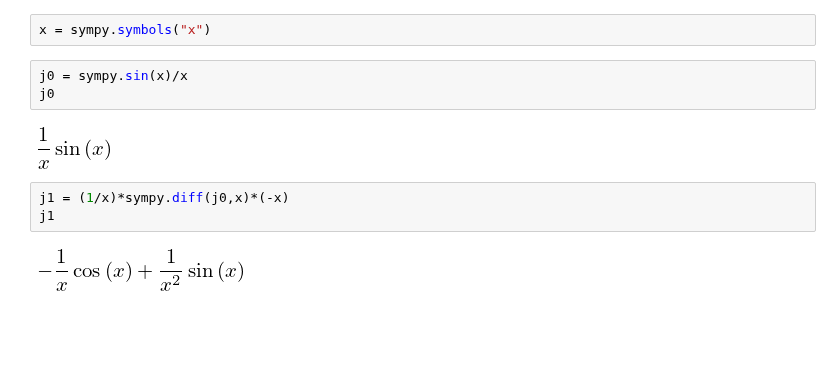
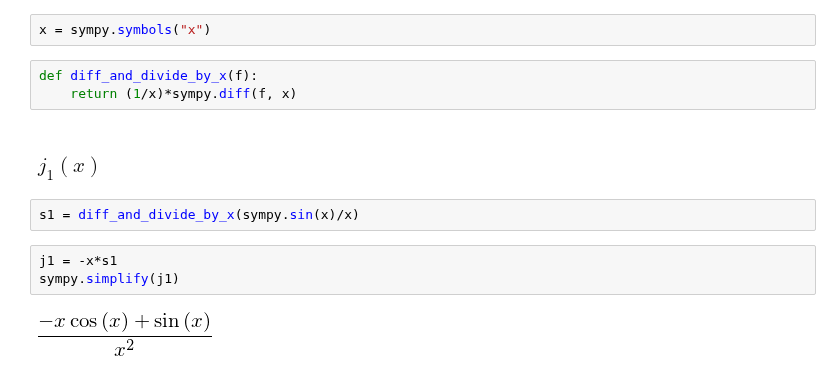
Before and after one commit to f-fathurrahman/ffr-MetodeNumerik, a Jupyter notebook: NOTEBOOKS/NOTES_AkarPersamaan.ipynb, the cells around one changed output. Drawn from its saved outputs; the diff is of its cells as text; blank space fills up the shorter version.

```diff
--- a/NOTEBOOKS/NOTES_AkarPersamaan.ipynb
+++ b/NOTEBOOKS/NOTES_AkarPersamaan.ipynb
@@ -871,13 +871,15 @@ import sympy
 sympy.init_printing(use_latex=True)
 # %%
 x = sympy.symbols("x")
+# %%
+def diff_and_divide_by_x(f):
+    return (1/x)*sympy.diff(f, x)
+# %% [markdown]
+### $j_{1}(x)$
 # %%
-j0 = sympy.sin(x)/x
-j0
+s1 = diff_and_divide_by_x(sympy.sin(x)/x)
-# %% [output]
-[figure, removed]
 # %%
-j1 = (1/x)*sympy.diff(j0,x)*(-x)
-j1
+j1 = -x*s1
+sympy.simplify(j1)
 # %% [output]
-[figure, old version]
+[figure, new version]
```
Also changed, not shown: parts of 25 cells of this notebook.
